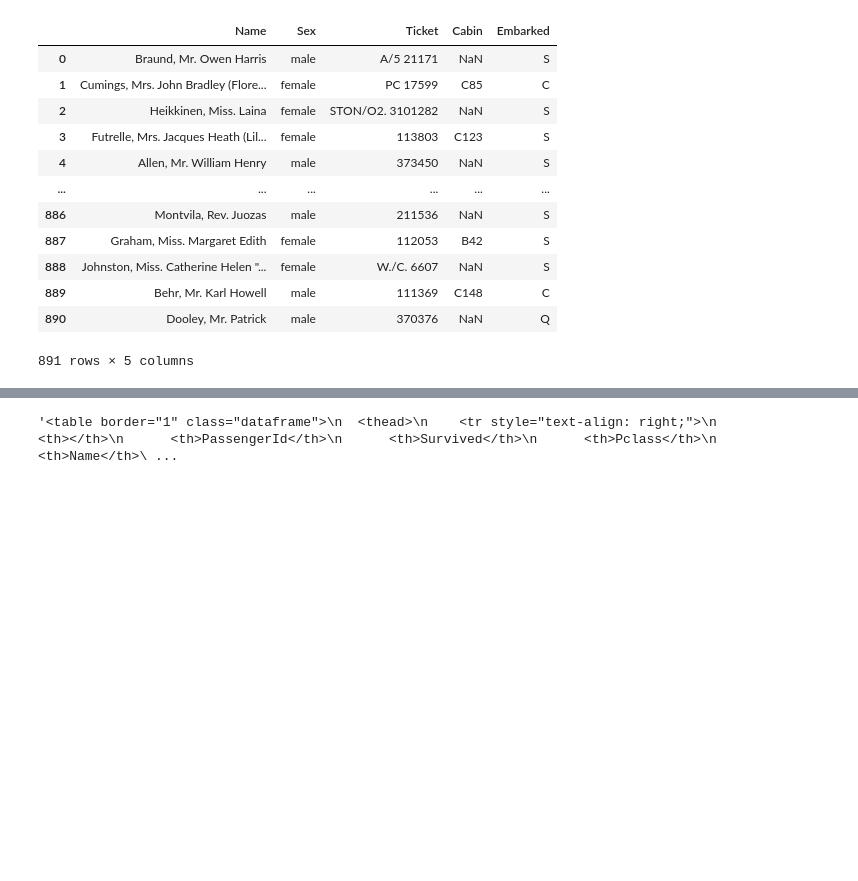
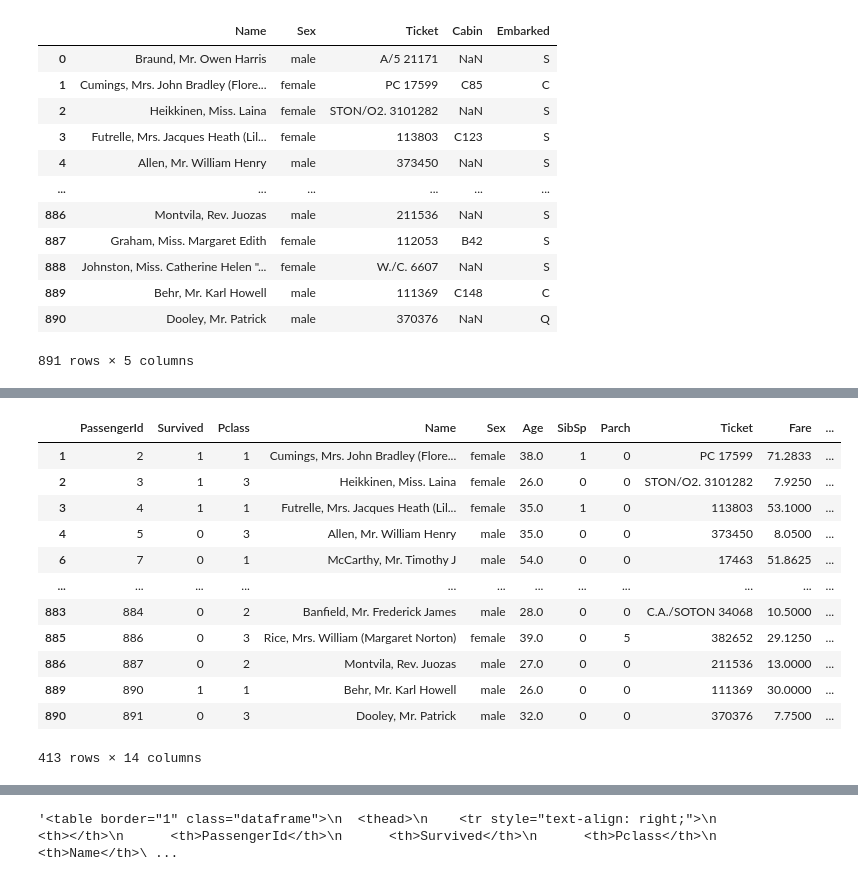
Before and after one commit to Happinessprashant/PythonLab, a Jupyter notebook: Pandas/online_csv.ipynb, the cells around one changed output, grey strips where cells are left out. Saved outputs shown, nothing was run; the diff lists cells and outputs as text; code cells hidden in the pictures; blank space fills up the shorter version.

```diff
--- a/Pandas/online_csv.ipynb
+++ b/Pandas/online_csv.ipynb
@@ -224,0 +572,16 @@ df2[df2.dtypes[df2.dtypes =='object'].index]
+# %%
+df2[(df2["Age"])>=26]
+# %% [output]
+|  | PassengerId | Survived | Pclass | Name | Sex | Age | SibSp | Parch | Ticket | Fare | ... |
+| 1 | 2 | 1 | 1 | Cumings, Mrs. John Bradley (Flore... | female | 38.0 | 1 | 0 | PC 17599 | 71.2833 | ... |
+| 2 | 3 | 1 | 3 | Heikkinen, Miss. Laina | female | 26.0 | 0 | 0 | STON/O2. 3101282 | 7.9250 | ... |
+| 3 | 4 | 1 | 1 | Futrelle, Mrs. Jacques Heath (Lil... | female | 35.0 | 1 | 0 | 113803 | 53.1000 | ... |
+| 4 | 5 | 0 | 3 | Allen, Mr. William Henry | male | 35.0 | 0 | 0 | 373450 | 8.0500 | ... |
+| 6 | 7 | 0 | 1 | McCarthy, Mr. Timothy J | male | 54.0 | 0 | 0 | 17463 | 51.8625 | ... |
+| ... | ... | ... | ... | ... | ... | ... | ... | ... | ... | ... | ... |
+| 883 | 884 | 0 | 2 | Banfield, Mr. Frederick James | male | 28.0 | 0 | 0 | C.A./SOTON 34068 | 10.5000 | ... |
+| 885 | 886 | 0 | 3 | Rice, Mrs. William (Margaret Norton) | female | 39.0 | 0 | 5 | 382652 | 29.1250 | ... |
+| 886 | 887 | 0 | 2 | Montvila, Rev. Juozas | male | 27.0 | 0 | 0 | 211536 | 13.0000 | ... |
+| 889 | 890 | 1 | 1 | Behr, Mr. Karl Howell | male | 26.0 | 0 | 0 | 111369 | 30.0000 | ... |
+| 890 | 891 | 0 | 3 | Dooley, Mr. Patrick | male | 32.0 | 0 | 0 | 370376 | 7.7500 | ... |
+413 rows × 14 columns
```
Also changed, not shown: parts of 81 cells of this notebook.
